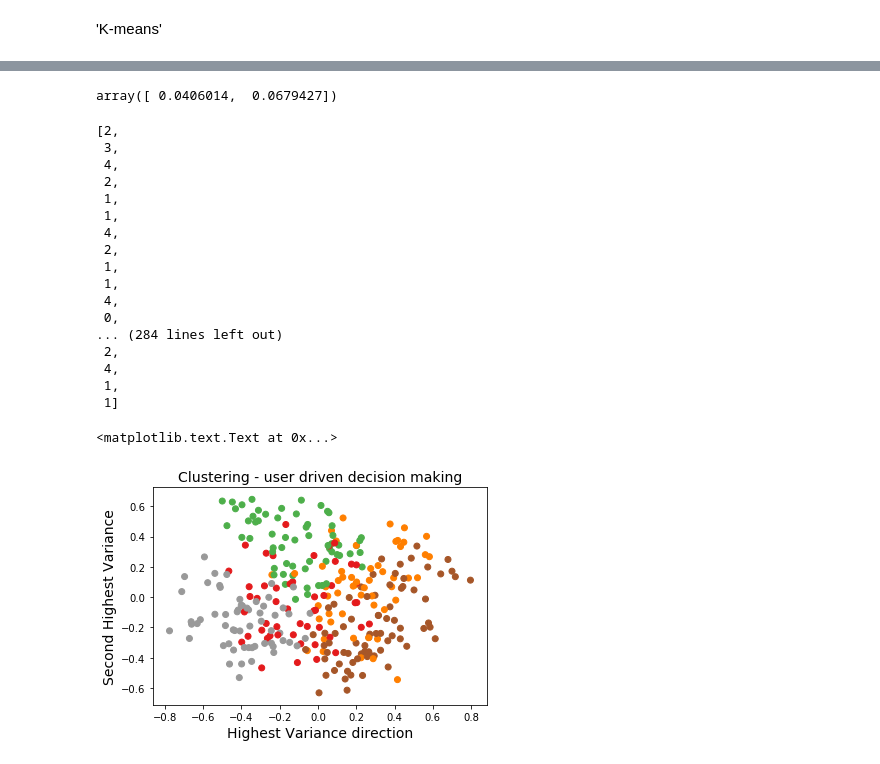
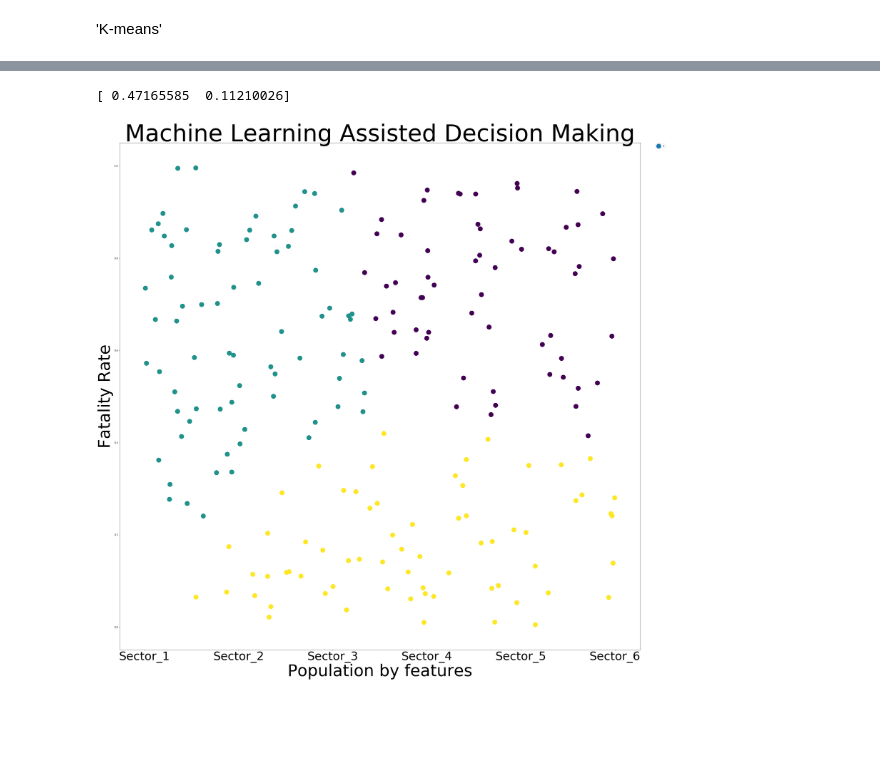
Before and after one commit to kellywang95/WeillHWR, a Jupyter notebook: crnn.pytorch/K-Means.ipynb, the cells around one changed output, grey strips where cells are left out. Cells and saved outputs as stored; diff of their text form; code cells hidden in the pictures; blank space fills up the shorter version.

Commit message:
K means clusters

```diff
--- a/crnn.pytorch/K-Means.ipynb
+++ b/crnn.pytorch/K-Means.ipynb
@@ -38,36 +17,26 @@ array([2, 3, 4, 2, 1, 1, 4, 2, 1, 1, 4, 0, 1, 3, 2, 0, 1, 1, 2, 2, 1, 2, 3,
 # %%
 pca = PCA(2).fit(data)
 reduced = pca.transform(data).T
+print(reduced.T[0])
+# %% [output]
+[ 0.47165585  0.11210026]
-# %%
-reduced.T[0]
-# %% [output]
-array([ 0.0406014,  0.0679427])
-# %%
-list(kmeans.labels_)
-# %% [output]
-[2,
- 3,
- 4,
- 2,
- 1,
- 1,
- 4,
- 2,
- 1,
- 1,
- 4,
- 0,
-... (284 lines left out)
- 2,
- 4,
- 1,
- 1]
-# %%
-plt.title("Clustering - user driven decision making", fontsize = 14)
-plt.scatter(reduced[0], reduced[1], c=kmeans.labels_, cmap=plt.cm.Set1)
-plt.legend(bbox_to_anchor = (1.05, 1))
-plt.xlabel('Highest Variance direction', fontsize = 14) ; plt.ylabel('Second Highest Variance', fontsize = 14)
-#plt.legend( bbox_to_anchor=(1.05,1))
-# %% [output]
-<matplotlib.text.Text at 0x...>
-[figure, removed]
+# %%
+f, ax = plt.subplots(1,1, figsize=(40,40), )
+
+
+data = np.random.random((200,2))
+pd_data = pd.DataFrame(data)
+kmeans = KMeans(n_clusters=3, random_state=0).fit(data)
+kmeans.labels_
+reduced = pd_data
+s = [400 for n in range(len(reduced[0]))]
+ax.scatter(reduced[0], reduced[1], c=kmeans.labels_, marker="o", s=s)
+ax.set_title("Machine Learning Assisted Decision Making", fontsize = 100)
+ax.legend(bbox_to_anchor = (1.05, 1))
+ax.set_xlabel('Population by features', fontsize = 70)
+ax.set_ylabel('Fatality Rate', fontsize = 70)
+ax.set_xticklabels(["Sector_" + str(k) for k in range(8)], {'fontsize': 50})
+
+plt.savefig("possible_cluster_image.png")
+# %% [output]
+[figure, added]
```
Also changed, not shown: parts of 2 cells of this notebook, 10 other files.
